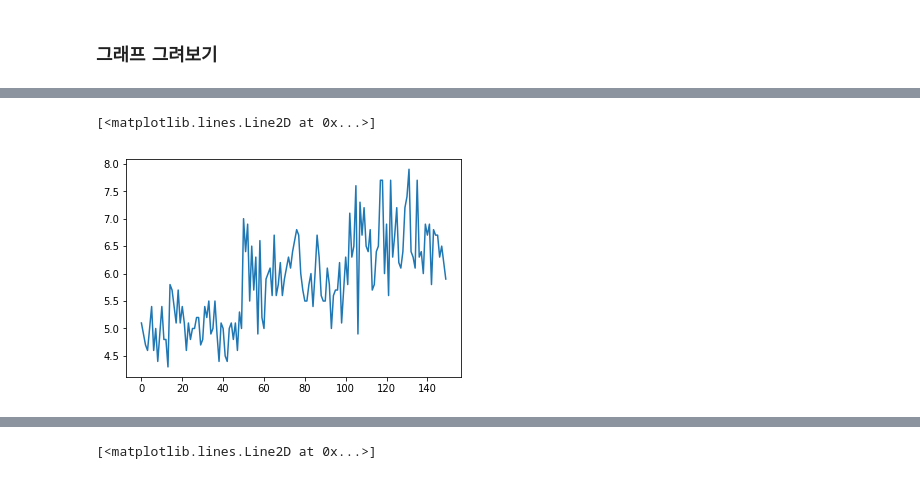
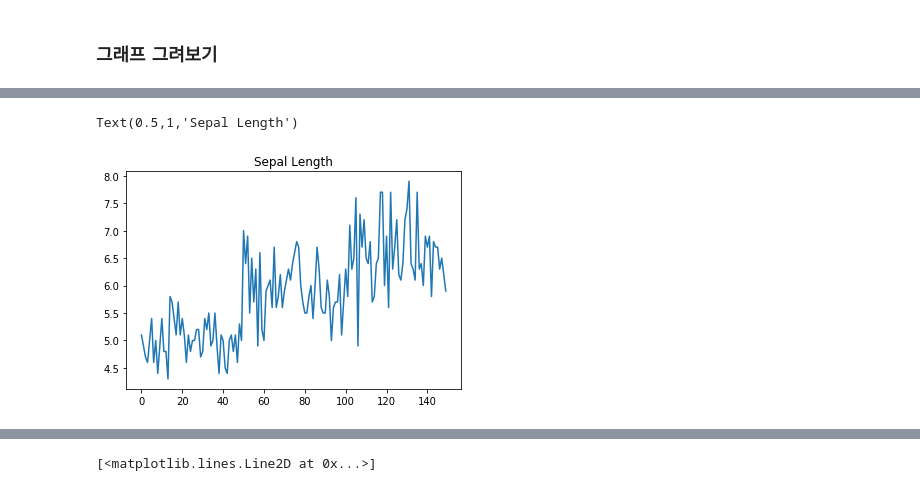
Before and after one commit to gubosd/lecture13, a Jupyter notebook: 데이터분석/02_numpy_01_기본.ipynb, the cells around one changed output, grey strips where cells are left out. Saved outputs shown, nothing was run; the diff lists cells and outputs as text; code cells hidden in the pictures.

```diff
--- a/데이터분석/02_numpy_01_기본.ipynb
+++ b/데이터분석/02_numpy_01_기본.ipynb
@@ -1434,5 +1512,11 @@ import matplotlib.pyplot as plt
+# %%
+iris_labels = ['Iris-setosa', 'Iris-versicolor', 'Iris-virginica']
+
+iris = np.loadtxt('iris.csv', skiprows=1, delimiter=',',
+                  converters={4: lambda s: iris_labels.index(s.decode())})
 # %%
 plt.plot(iris[:,0])
+plt.title('Sepal Length')
 # %% [output]
-[<matplotlib.lines.Line2D at 0x...>]
+Text(0.5,1,'Sepal Length')
-[figure, old version]
+[figure, new version]
```
Also changed, not shown: parts of 24 cells of this notebook, 1 other file.
